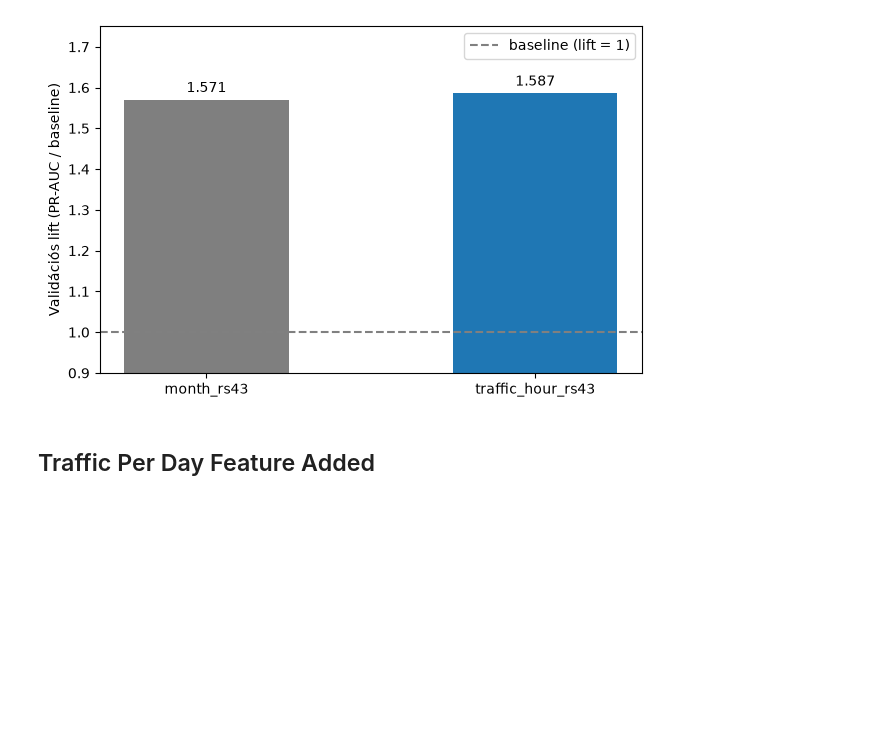
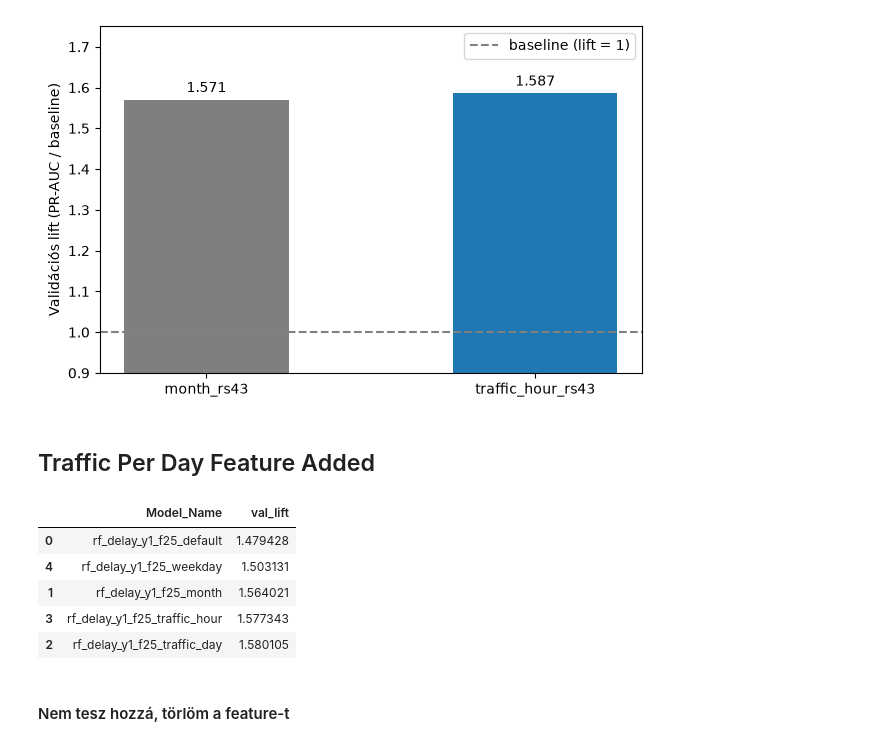
Before and after one commit to lakiiibalint/flight-delay-prediction-lakehouse, a Jupyter notebook: ml/results.ipynb, the cells around one changed output. Cells and saved outputs as stored; diff of their text form; code cells hidden in the pictures; blank space fills up the shorter version.

Commit message:
Update results notebook with traffic feature experiments
Co-Authored-By: Claude Sonnet 5.5 <noreply@anthropic.com>

```diff
--- a/ml/results.ipynb
+++ b/ml/results.ipynb
@@ -234,3 +234,22 @@ out.parent.mkdir(parents=True, exist_ok=True)
 fig.savefig(out, dpi=200, bbox_inches="tight")
 # %% [markdown]
 ## Traffic Per Day Feature Added
+# %%
+df = get_client().query_df(
+    "SELECT Model_Name, val_lift FROM experiment_results "
+    "WHERE Model_Name IN ('rf_delay_y1_f25_default', 'rf_delay_y1_f25_weekday', 'rf_delay_y1_f25_month', 'rf_delay_y1_f25_traffic_hour', 'rf_delay_y1_f25_traffic_day') "
+    "ORDER BY Model_Name"
+)
+# %%
+df = df.sort_values("val_lift")
+
+df.head()
+# %% [output]
+|  | Model_Name | val_lift |
+| 0 | rf_delay_y1_f25_default | 1.479428 |
+| 4 | rf_delay_y1_f25_weekday | 1.503131 |
+| 1 | rf_delay_y1_f25_month | 1.564021 |
+| 3 | rf_delay_y1_f25_traffic_hour | 1.577343 |
+| 2 | rf_delay_y1_f25_traffic_day | 1.580105 |
+# %% [markdown]
+#### Nem tesz hozzá, törlöm a feature-t
```
